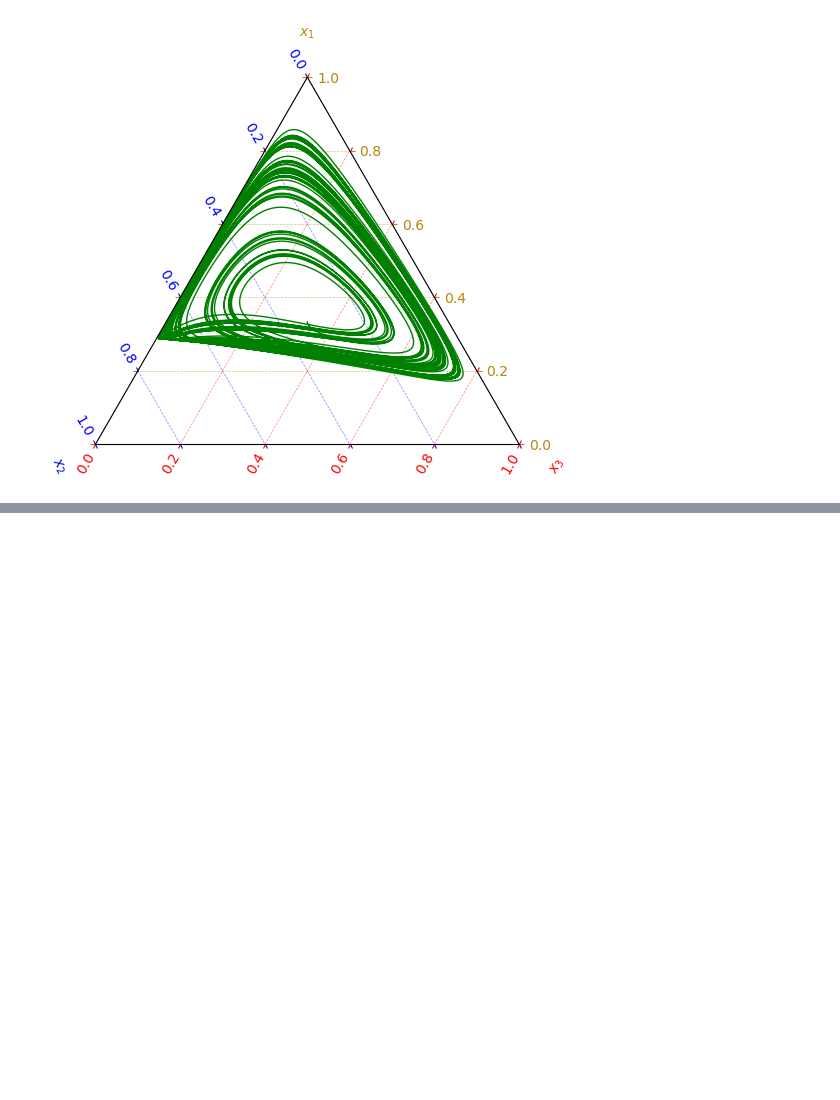
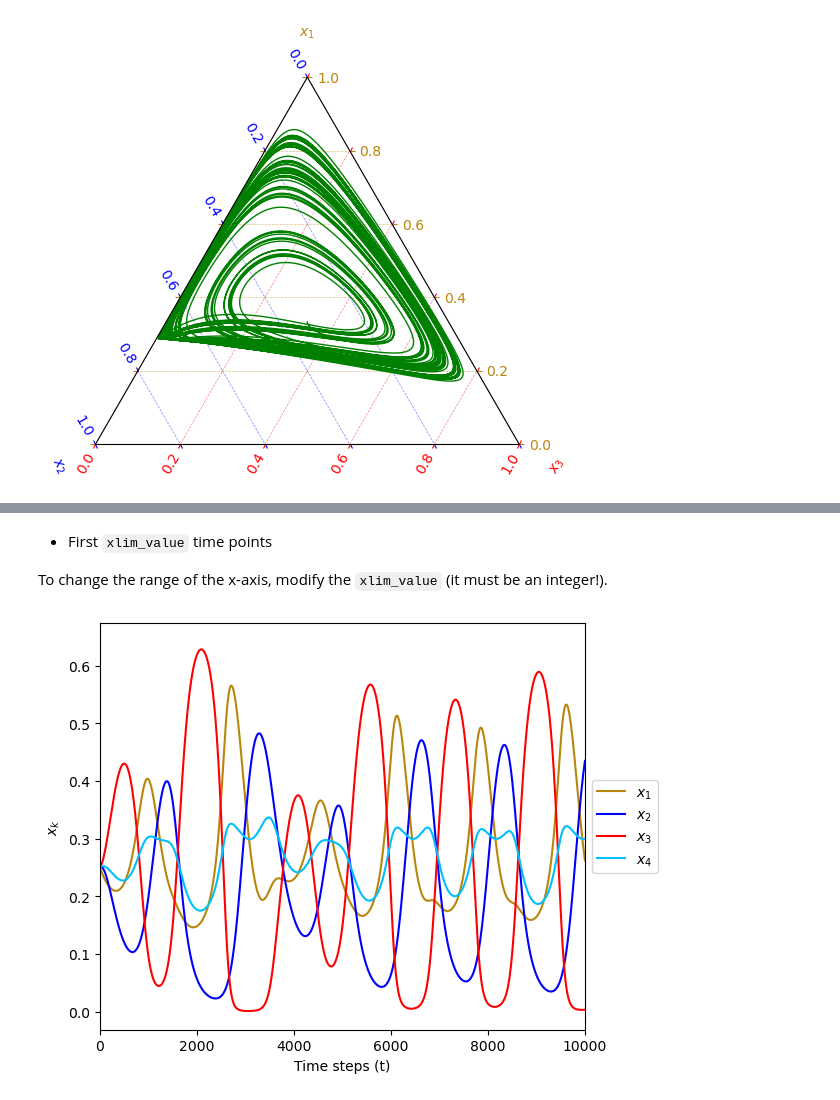
Before and after one commit to MA-Ramirez/ChaosNoiseEGT, a Jupyter notebook: notebooks/Interactive_Deterministic.ipynb, the cells around one changed output, grey strips where cells are left out. Saved outputs shown, nothing was run; the diff lists cells and outputs as text; code cells hidden in the pictures; blank space fills up the shorter version.

```diff
--- a/notebooks/Interactive_Deterministic.ipynb
+++ b/notebooks/Interactive_Deterministic.ipynb
@@ -116,0 +124,13 @@ gcf()
+# %% [markdown]
+- First `xlim_value` time points
+
+To change the range of the x-axis, modify the `xlim_value` (it must be an integer!).
+# %%
+#xlim_value must be an integer!
+xlim_value = 10000
+
+plt.clf()
+timeseries(Data[:,1],Data[:,2],Data[:,3],Data[:,4];xlim=xlim_value)
+gcf()
+# %% [output]
+[figure, added]
```
Also changed, not shown: parts of 21 cells of this notebook, 2 other files.
